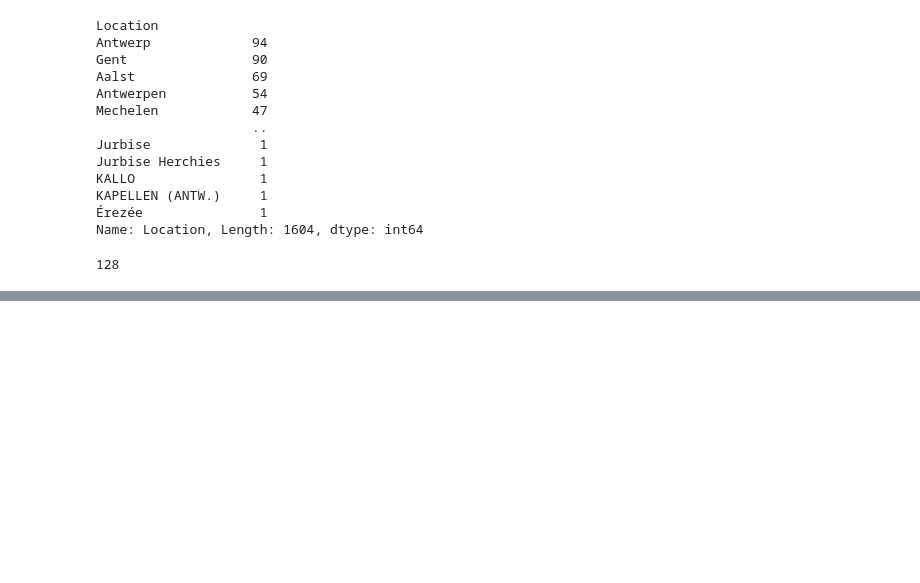
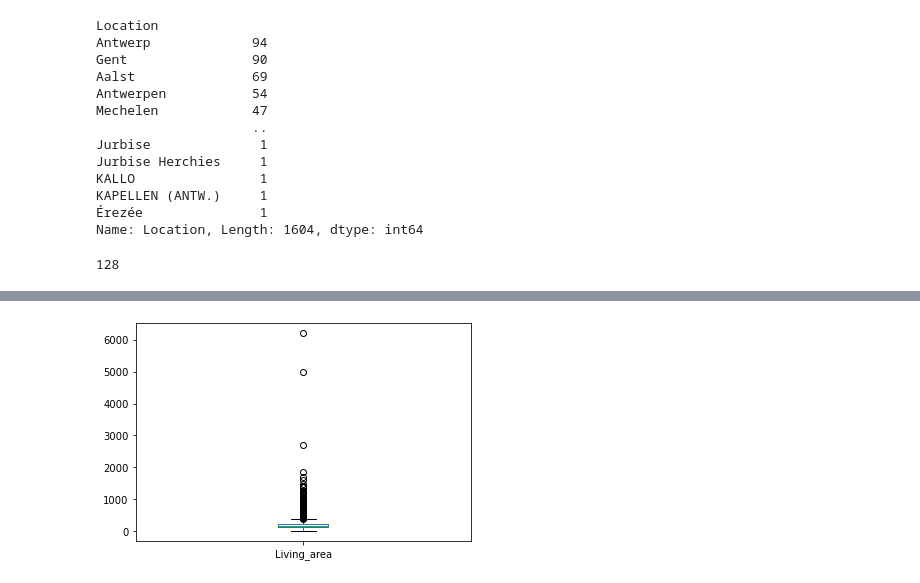
Before and after one commit to IrinaSing/challenge-machine-learning-api-deployment, a Jupyter notebook: data/dataframe.ipynb, the cells around one changed output, grey strips where cells are left out. Drawn from its saved outputs; the diff is of its cells as text; code cells hidden in the pictures; blank space fills up the shorter version.

Commit message:
outliers removal

```diff
--- a/data/dataframe.ipynb
+++ b/data/dataframe.ipynb
@@ -407,0 +423,10 @@ len(df1.Location.unique())
+# %%
+# Plot features in order to find outliers
+def plot_boxplot(df, ft):
+    df.boxplot(column=[ft])
+    plt.grid(False)
+    plt.show()
+# %%
+plot_boxplot(df1, "Living_area")
+# %% [output]
+[figure, added]
```
Also changed, not shown: parts of 22 cells of this notebook.
